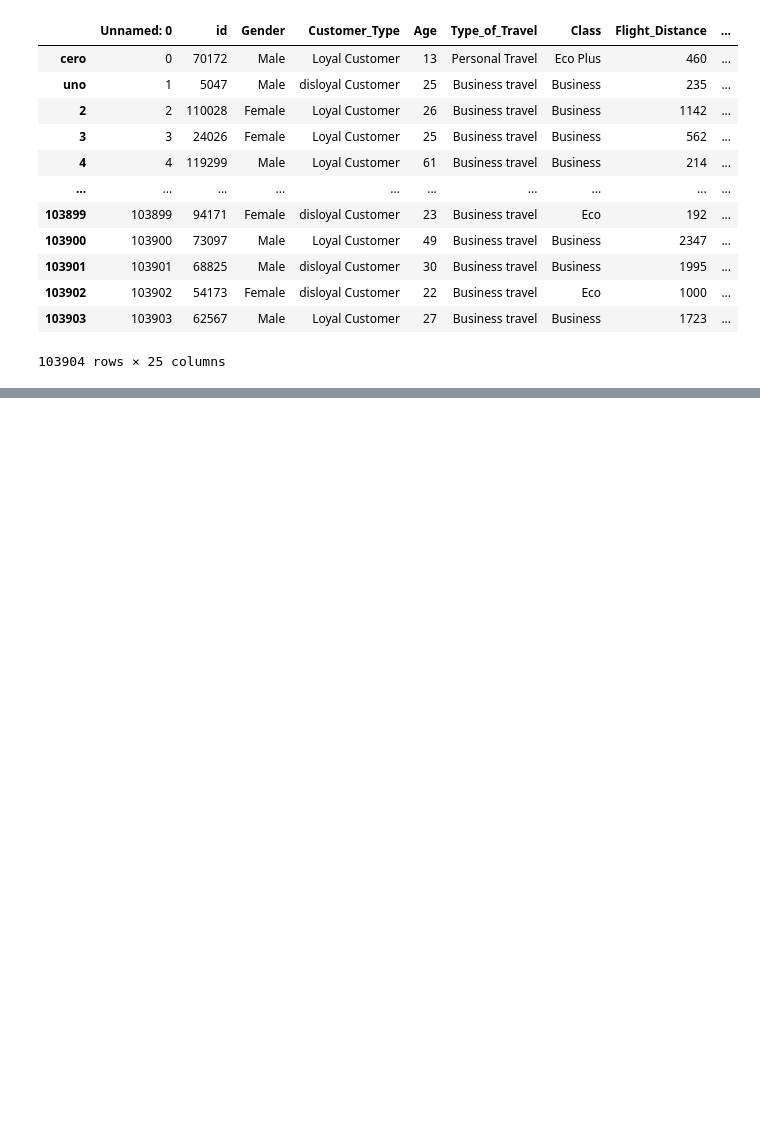
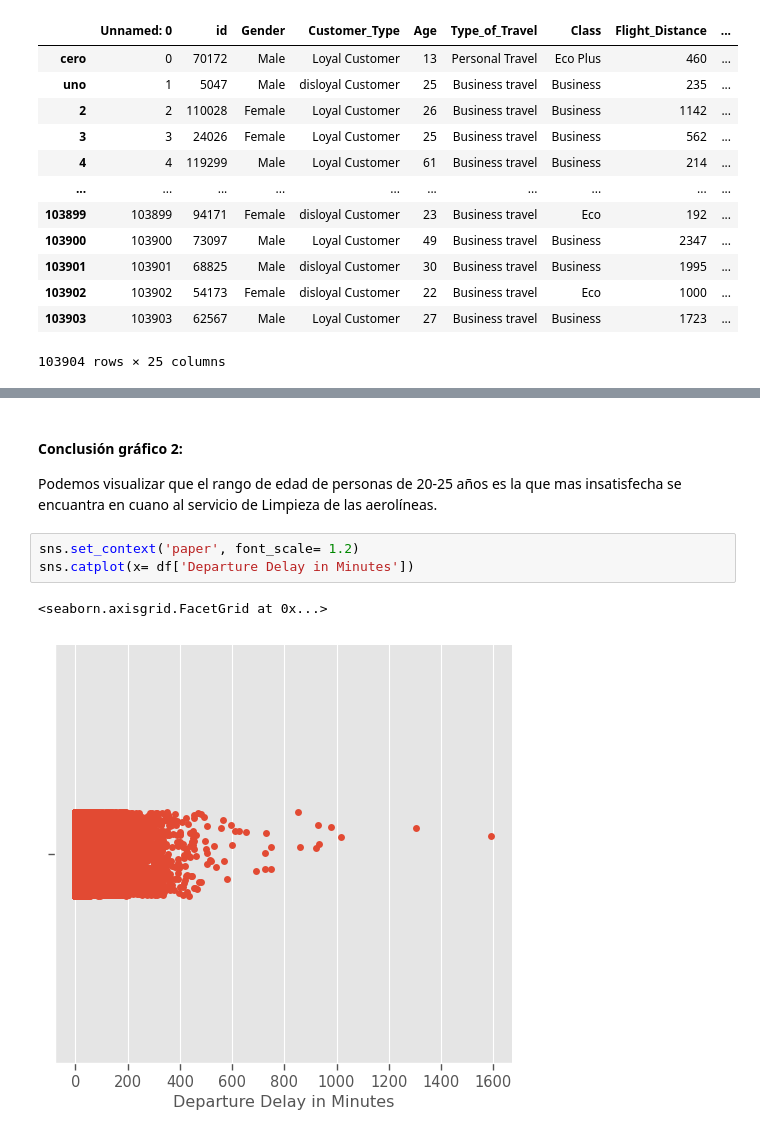
Before and after one commit to CandelaTamole/CoderHouse-32843-Entregables, a Jupyter notebook: TamoleCandela2.ipynb, the cells around one changed output, grey strips where cells are left out. Drawn from its saved outputs; the diff is of its cells as text; blank space fills up the shorter version.

```diff
--- a/TamoleCandela2.ipynb
+++ b/TamoleCandela2.ipynb
@@ -196,0 +223,9 @@ NameError: name 'df' is not defined
+# %% [markdown]
+#### Conclusión gráfico 2:
+Podemos visualizar que el rango de edad de personas de 20-25 años es la que mas insatisfecha se encuantra en cuano al servicio de Limpieza de las aerolíneas.
+# %%
+sns.set_context('paper', font_scale= 1.2)
+sns.catplot(x= df['Departure Delay in Minutes'])
+# %% [output]
+<seaborn.axisgrid.FacetGrid at 0x...>
+[figure, added]
```
Also changed, not shown: parts of 22 cells of this notebook.
